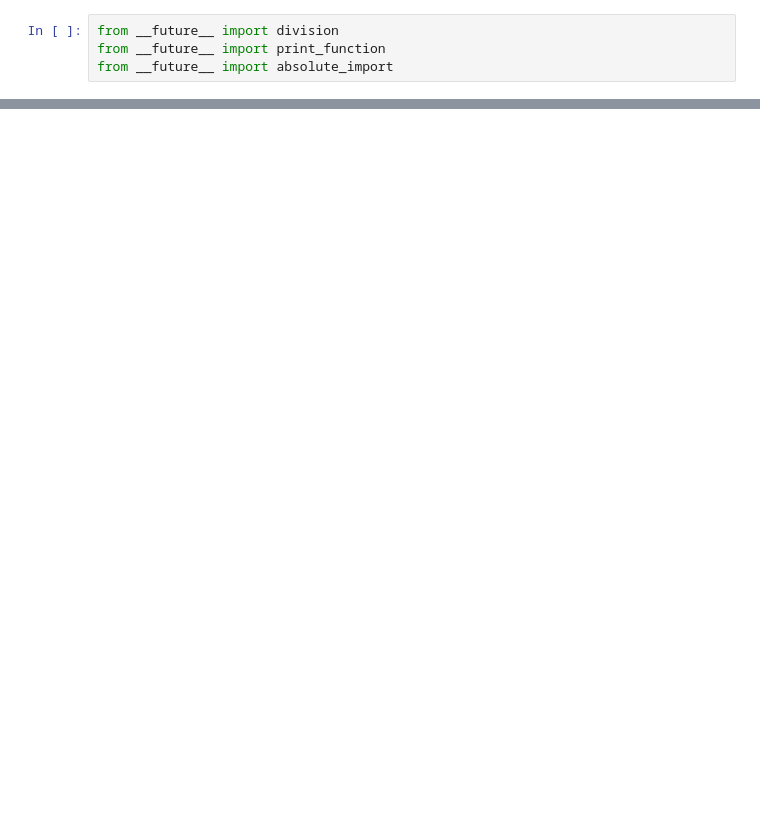
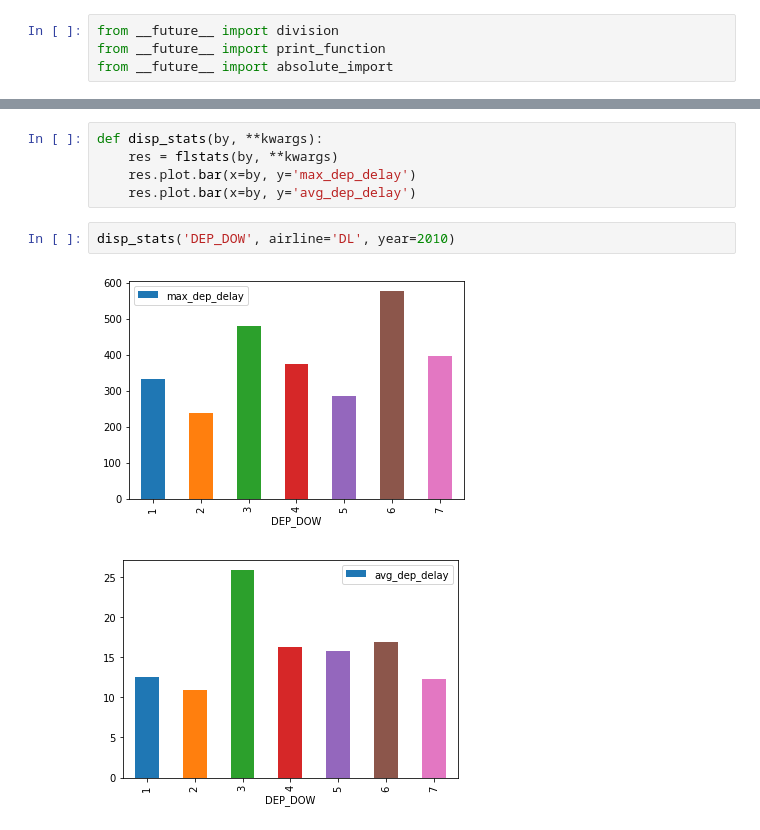
Before and after one commit to Project-Ellie/home-in-time, a Jupyter notebook: 00_Data_Exploration.ipynb, the cells around one changed output, grey strips where cells are left out. Drawn from its saved outputs; the diff is of its cells as text; blank space fills up the shorter version.

```diff
--- a/00_Data_Exploration.ipynb
+++ b/00_Data_Exploration.ipynb
@@ -41,0 +93,10 @@ order by dep_t
+# %%
+def disp_stats(by, **kwargs):
+    res = flstats(by, **kwargs)
+    res.plot.bar(x=by, y='max_dep_delay')
+    res.plot.bar(x=by, y='avg_dep_delay')
+# %%
+disp_stats('DEP_DOW', airline='DL', year=2010)
+# %% [output]
+[figure, added]
+[figure, added]
```
Also changed, not shown: parts of 21 cells of this notebook, 7 other files.
